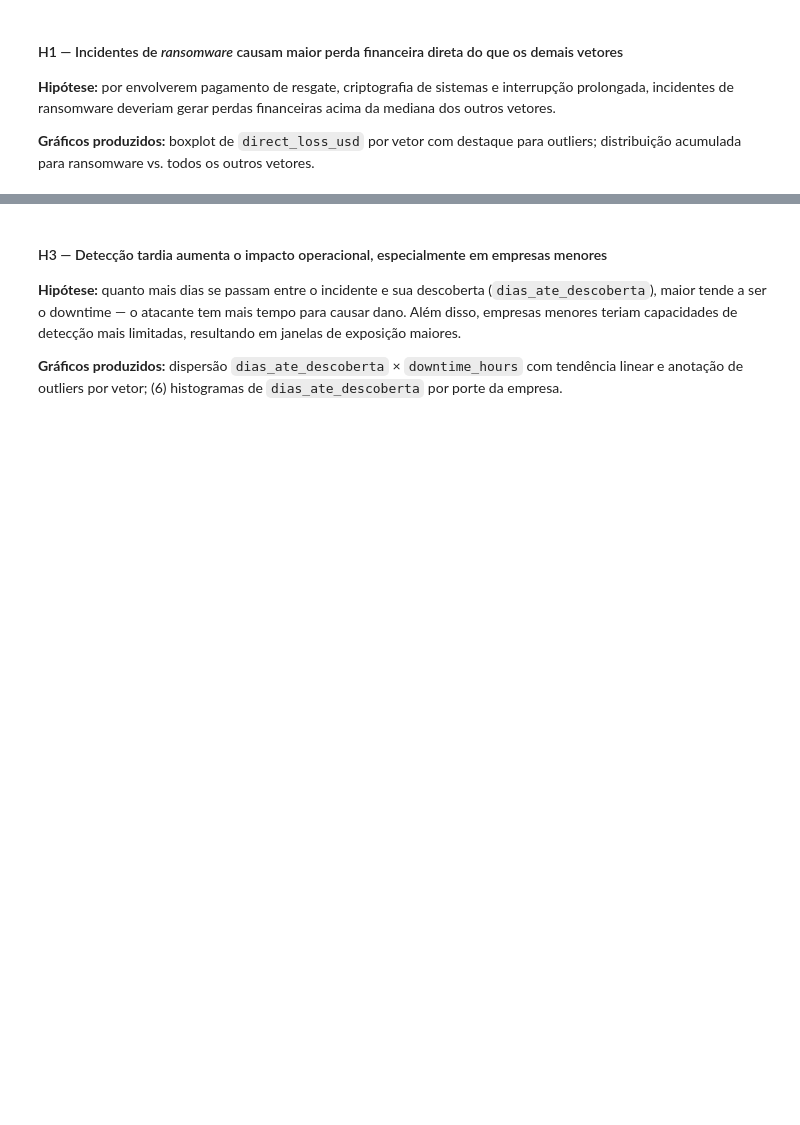
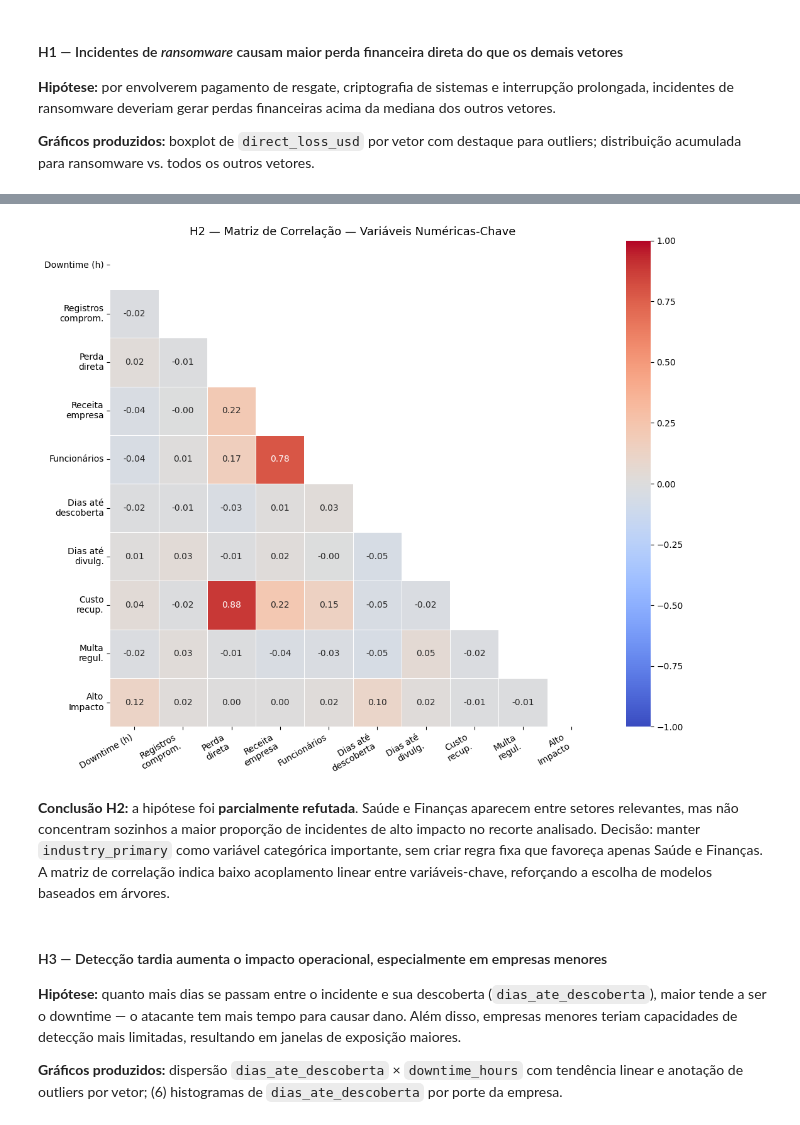
Before and after one commit to Yuri-Antonio-Santos-Fernandes/projeto_cyberseguranca, a Jupyter notebook: pipeline_ciberseguranca.ipynb, the cells around one changed output, grey strips where cells are left out. Saved outputs shown, nothing was run; the diff lists cells and outputs as text; code cells hidden in the pictures; blank space fills up the shorter version.

```diff
--- a/pipeline_ciberseguranca.ipynb
+++ b/pipeline_ciberseguranca.ipynb
@@ -797,37 +965,40 @@ print(
 corr_vars = [
     'downtime_hours', 'data_compromised_records', 'direct_loss_usd',
     'company_revenue_usd', 'employee_count',
     'dias_ate_descoberta', 'dias_ate_divulgacao',
     'recovery_cost_usd', 'regulatory_fine_usd',
     'flag_alto_impacto'
 ]
 labels_corr = [
     'Downtime (h)', 'Registros\ncomprom.', 'Perda\ndireta',
     'Receita\nempresa', 'Funcionários',
     'Dias até\ndescoberta', 'Dias até\ndivulg.',
     'Custo\nrecup.', 'Multa\nregul.',
     'Alto\nImpacto'
 ]
 corr_mat = df_eda[corr_vars].corr()
 mask = np.triu(np.ones_like(corr_mat, dtype=bool))
 
 fig, ax = plt.subplots(figsize=(11, 9))
 sns.heatmap(
     corr_mat, mask=mask, annot=True, fmt='.2f', cmap='coolwarm',
     center=0, vmin=-1, vmax=1, linewidths=0.5,
     xticklabels=labels_corr, yticklabels=labels_corr, ax=ax
 )
 ax.set_title('H2 — Matriz de Correlação — Variáveis Numéricas-Chave', fontsize=13)
 plt.xticks(rotation=30, ha='right')
 plt.tight_layout()
 plt.savefig(FIG_DIR / 'h2_correlacao_variaveis_chave.png', dpi=150, bbox_inches='tight')
 plt.show()
 display(Markdown(
-    '**Conclusão H2:** o heatmap de setor mostra que Saúde e Finanças não apenas lideram em volume, '
-    'mas apresentam proporções de alto impacto distintas, dado altamente relevante para segmentação no modelo. '
-    'A matriz de correlação revela baixo acoplamento linear entre as variáveis, sinalizando que '
-    'modelos baseados em árvores (não-lineares) tendem a capturar melhor os padrões existentes.'
+    '**Conclusão H2:** a hipótese foi **parcialmente refutada**. Saúde e Finanças aparecem entre setores relevantes, '
+    'mas não concentram sozinhos a maior proporção de incidentes de alto impacto no recorte analisado. '
+    'Decisão: manter `industry_primary` como variável categórica importante, sem criar regra fixa que favoreça apenas Saúde e Finanças. '
+    'A matriz de correlação indica baixo acoplamento linear entre variáveis-chave, reforçando a escolha de modelos baseados em árvores.'
 ))
+# %% [output]
+[figure, added]
+**Conclusão H2:** a hipótese foi **parcialmente refutada**. Saúde e Finanças aparecem entre setores relevantes, mas não concentram sozinhos a maior proporção de incidentes de alto impacto no recorte analisado. Decisão: manter `industry_primary` como variável categórica importante, sem criar regra fixa que favoreça apenas Saúde e Finanças. A matriz de correlação indica baixo acoplamento linear entre variáveis-chave, reforçando a escolha de modelos baseados em árvores.
 # %% [markdown]
 #### H3 — Detecção tardia aumenta o impacto operacional, especialmente em empresas menores
 
```
Also changed, not shown: parts of 40 cells of this notebook, 54 other files.
